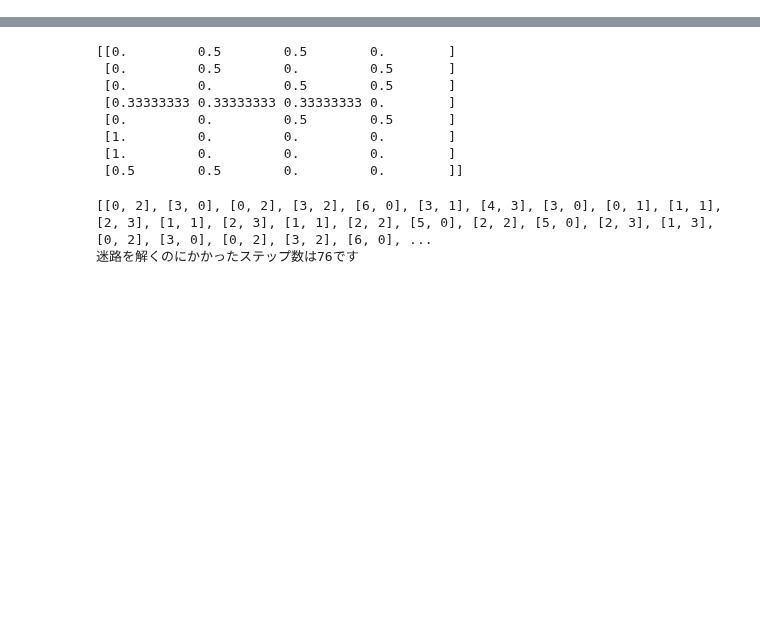
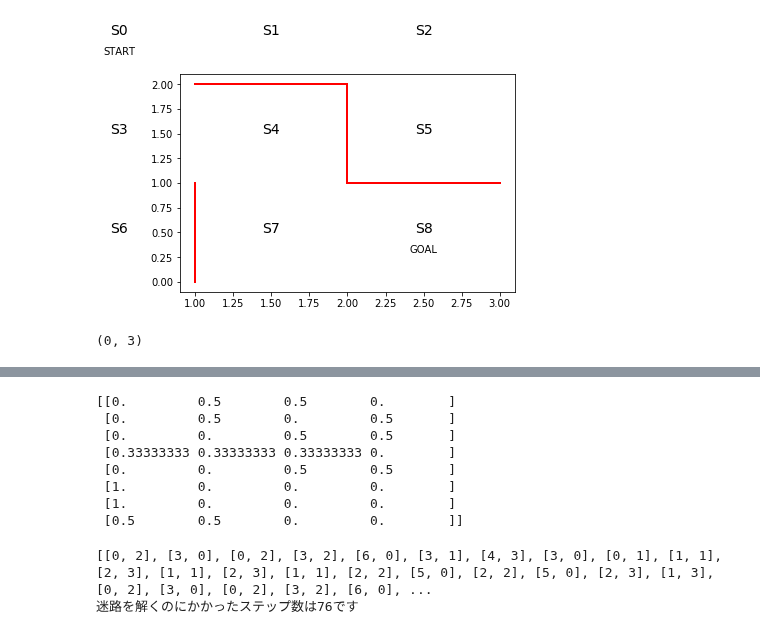
Before and after one commit to unagiinu2k/Deep-Reinforcement-Learning-Book, a Jupyter notebook: program/2_3_Policygradient.ipynb, the cells around one changed output, grey strips where cells are left out. Saved outputs shown, nothing was run; the diff lists cells and outputs as text; code cells hidden in the pictures; blank space fills up the shorter version.

```diff
--- a/program/2_3_Policygradient.ipynb
+++ b/program/2_3_Policygradient.ipynb
@@ -41,0 +39,10 @@ line, = ax.plot([0.5], [2.5], marker="o", color='g', markersize=60)
+# %%
+fig
+# %% [output]
+[figure, added]
+# %%
+# 描画範囲の設定と目盛りを消す設定
+ax.set_xlim(0, 3)
+ax.set_ylim(0, 3)
+# %% [output]
+(0, 3)
```
Also changed, not shown: parts of 12 cells of this notebook, 1 other file.
